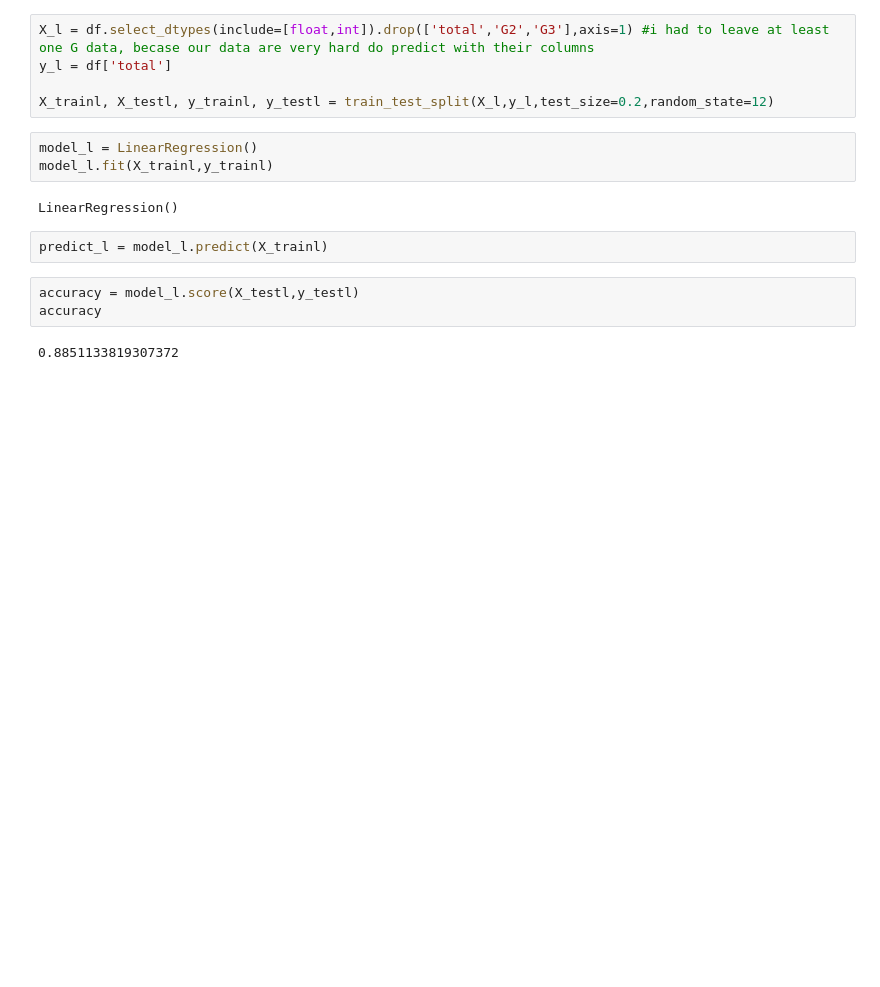
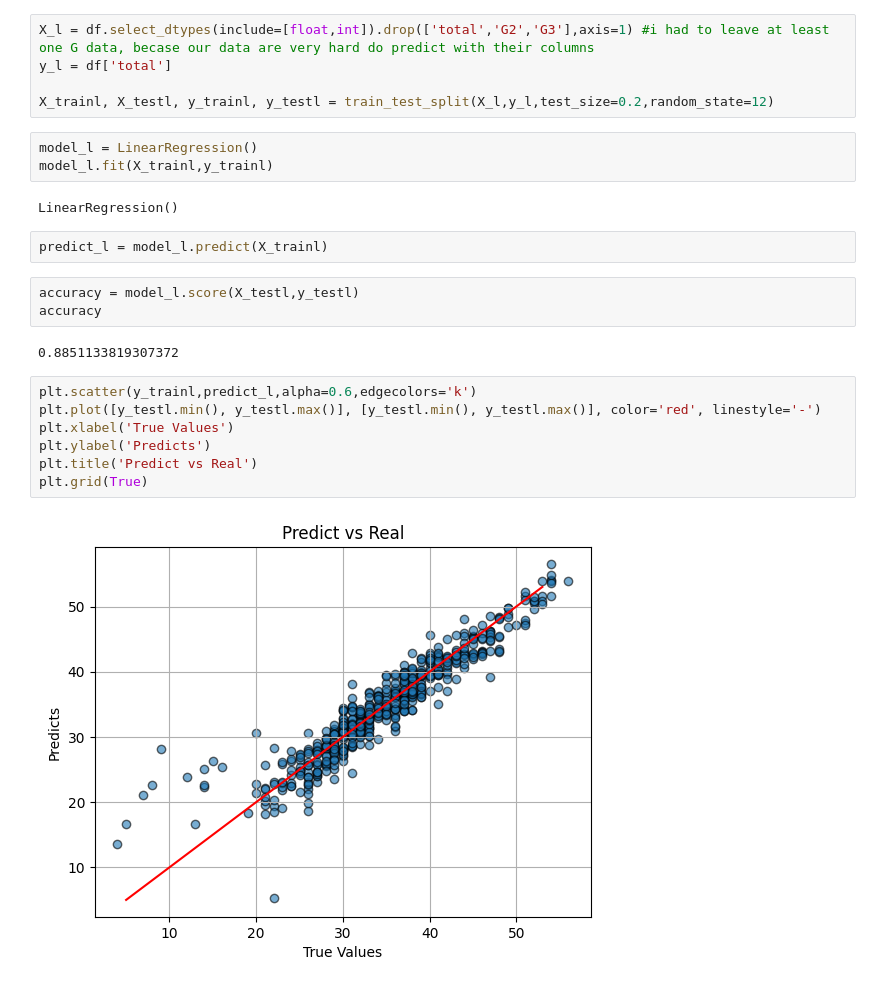
Before and after one commit to VBritis/EDA-StudentPerformance, a Jupyter notebook: EDA.ipynb, the cells around one changed output. Cells and saved outputs as stored; diff of their text form; blank space fills up the shorter version.

```diff
--- a/EDA.ipynb
+++ b/EDA.ipynb
@@ -423,3 +430,12 @@ accuracy = model_l.score(X_testl,y_testl)
 accuracy
 # %% [output]
 0.8851133819307372
+# %%
+plt.scatter(y_trainl,predict_l,alpha=0.6,edgecolors='k')
+plt.plot([y_testl.min(), y_testl.max()], [y_testl.min(), y_testl.max()], color='red', linestyle='-')
+plt.xlabel('True Values')
+plt.ylabel('Predicts')
+plt.title('Predict vs Real')
+plt.grid(True)
+# %% [output]
+[figure, added]
```
Also changed, not shown: parts of 4 cells of this notebook.
